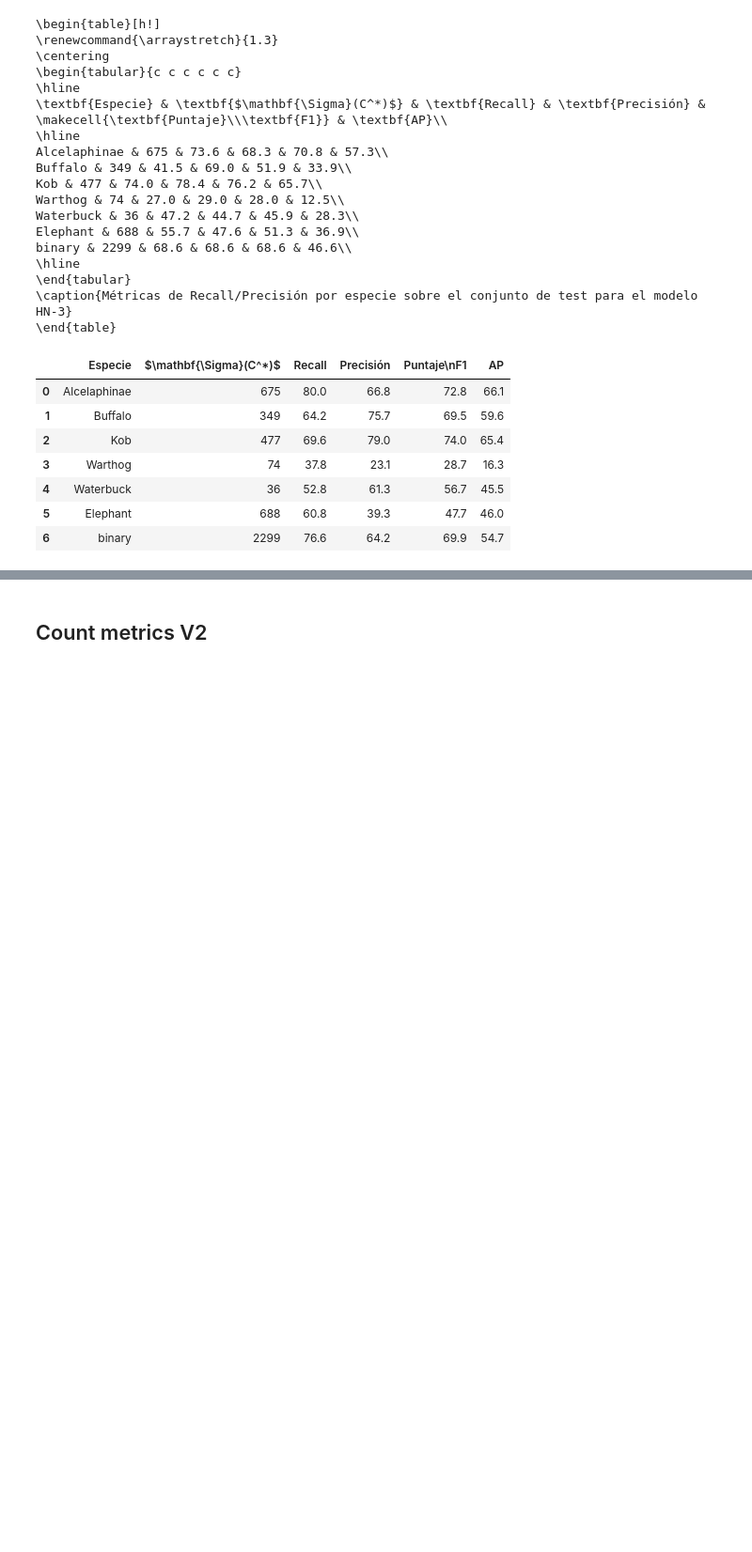
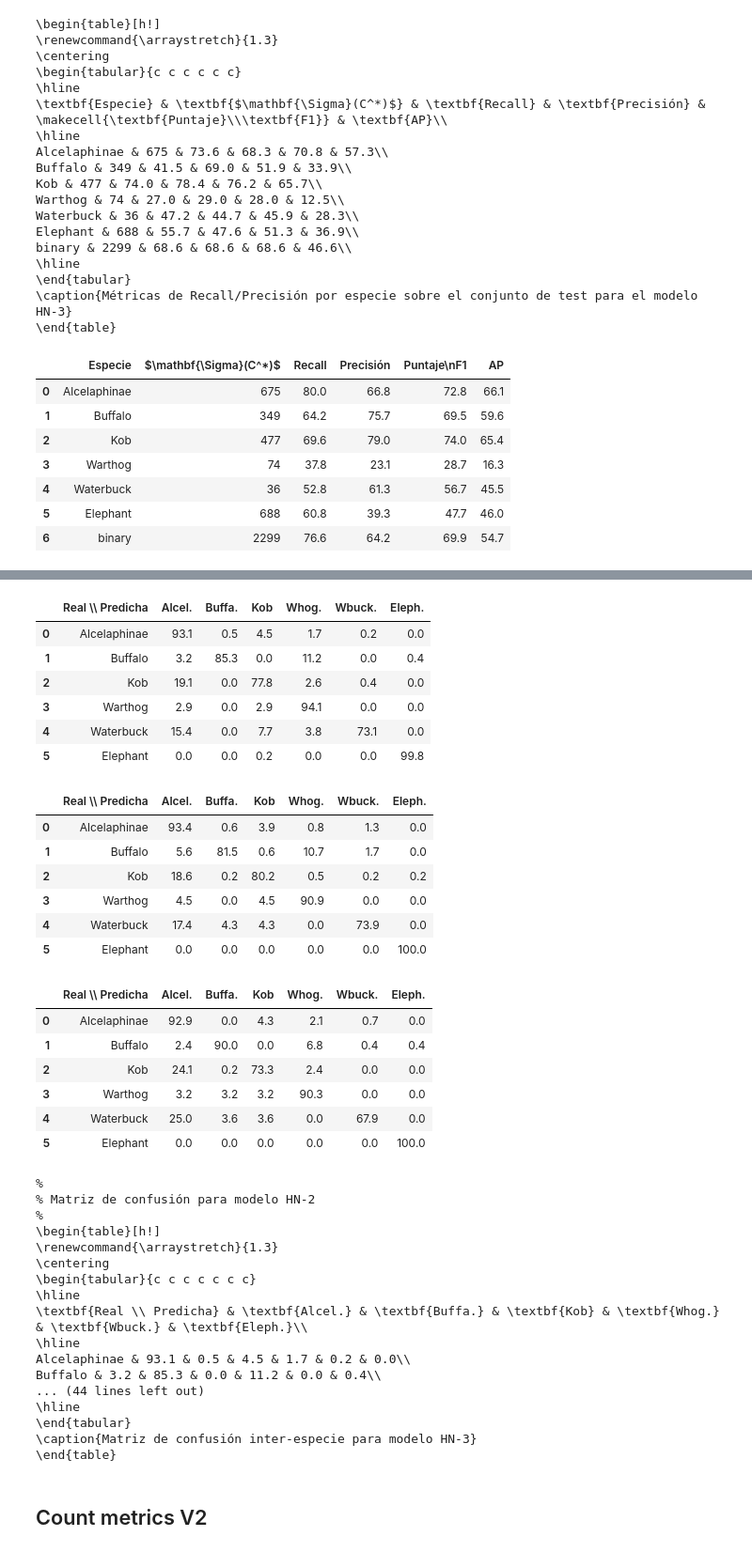
Before and after one commit to maia-2025-vision/proyecto-de-grado, a Jupyter notebook: notebooks/collect-binary-metrics.ipynb, the cells around one changed output, grey strips where cells are left out. Shown: that part at 94% size. Cells and saved outputs as stored; diff of their text form; code cells hidden in the pictures; blank space fills up the shorter version.

```diff
--- a/notebooks/collect-binary-metrics.ipynb
+++ b/notebooks/collect-binary-metrics.ipynb
@@ -284,3 +297,76 @@ binary & 2299 & 68.6 & 68.6 & 68.6 & 46.6\\
+# %%
+def massage_conf_matrix(df: pd.DataFrame) -> pd.DataFrame:
+    df1 = df.copy()
+    row_sums = df.iloc[:, 1:].sum(axis=1)
+    especies = df.columns[1:]
+
+    for esp in especies:
+        df1[esp] = np.round(100 * df1[esp] / row_sums, 1)
+    return df1.rename(
+        columns={
+            "Unnamed: 0": r"Real \slash Predicha",
+            "Alcelaphinae": "Alcel.",
+            "Buffalo": "Buffa.",
+            "Warthog": "Whog.",
+            "Waterbuck": "Wbuck.",
+            "Elephant": "Eleph.",
+        }
+    )
+
+
+conf_mats = {}
+for result_dir, mnemo in [
+    ("herdnet_v2_full_imgs", "HN-2"),
+    ("herdnet_v2_hn2", "HN-2-hn"),
+    ("herdnet_v3_full_imgs", "HN-3"),
+]:
+    df = pd.read_csv(BASE_PATH / result_dir / "confusion_matrix.csv")
+    df1 = massage_conf_matrix(df)
+    display(df1)
+    conf_mats[mnemo] = df1
+
+for mnemo, df1 in conf_mats.items():
+    print(f"%\n% Matriz de confusión para modelo {mnemo}\n%")
+    print(lu.df_to_latex(df1, caption=f"Matriz de confusión inter-especie para modelo {mnemo}"))
+# %% [output]
+|  | Real \\ Predicha | Alcel. | Buffa. | Kob | Whog. | Wbuck. | Eleph. |
+| 0 | Alcelaphinae | 93.1 | 0.5 | 4.5 | 1.7 | 0.2 | 0.0 |
+| 1 | Buffalo | 3.2 | 85.3 | 0.0 | 11.2 | 0.0 | 0.4 |
+| 2 | Kob | 19.1 | 0.0 | 77.8 | 2.6 | 0.4 | 0.0 |
+| 3 | Warthog | 2.9 | 0.0 | 2.9 | 94.1 | 0.0 | 0.0 |
+| 4 | Waterbuck | 15.4 | 0.0 | 7.7 | 3.8 | 73.1 | 0.0 |
+| 5 | Elephant | 0.0 | 0.0 | 0.2 | 0.0 | 0.0 | 99.8 |
+|  | Real \\ Predicha | Alcel. | Buffa. | Kob | Whog. | Wbuck. | Eleph. |
+| 0 | Alcelaphinae | 93.4 | 0.6 | 3.9 | 0.8 | 1.3 | 0.0 |
+| 1 | Buffalo | 5.6 | 81.5 | 0.6 | 10.7 | 1.7 | 0.0 |
+| 2 | Kob | 18.6 | 0.2 | 80.2 | 0.5 | 0.2 | 0.2 |
+| 3 | Warthog | 4.5 | 0.0 | 4.5 | 90.9 | 0.0 | 0.0 |
+| 4 | Waterbuck | 17.4 | 4.3 | 4.3 | 0.0 | 73.9 | 0.0 |
+| 5 | Elephant | 0.0 | 0.0 | 0.0 | 0.0 | 0.0 | 100.0 |
+|  | Real \\ Predicha | Alcel. | Buffa. | Kob | Whog. | Wbuck. | Eleph. |
+| 0 | Alcelaphinae | 92.9 | 0.0 | 4.3 | 2.1 | 0.7 | 0.0 |
+| 1 | Buffalo | 2.4 | 90.0 | 0.0 | 6.8 | 0.4 | 0.4 |
+| 2 | Kob | 24.1 | 0.2 | 73.3 | 2.4 | 0.0 | 0.0 |
+| 3 | Warthog | 3.2 | 3.2 | 3.2 | 90.3 | 0.0 | 0.0 |
+| 4 | Waterbuck | 25.0 | 3.6 | 3.6 | 0.0 | 67.9 | 0.0 |
+| 5 | Elephant | 0.0 | 0.0 | 0.0 | 0.0 | 0.0 | 100.0 |
+%
+% Matriz de confusión para modelo HN-2
+%
+\begin{table}[h!]
+\renewcommand{\arraystretch}{1.3}
+\centering
+\begin{tabular}{c c c c c c c}
+\hline
+\textbf{Real \\ Predicha} & \textbf{Alcel.} & \textbf{Buffa.} & \textbf{Kob} & \textbf{Whog.} & \textbf{Wbuck.} & \textbf{Eleph.}\\
+\hline
+Alcelaphinae & 93.1 & 0.5 & 4.5 & 1.7 & 0.2 & 0.0\\
+Buffalo & 3.2 & 85.3 & 0.0 & 11.2 & 0.0 & 0.4\\
+... (44 lines left out)
+\hline
+\end{tabular}
+\caption{Matriz de confusión inter-especie para modelo HN-3}
+\end{table}
 # %% [markdown]
 ## Count metrics V2
 # %%
```
Also changed, not shown: parts of 2 cells of this notebook.
